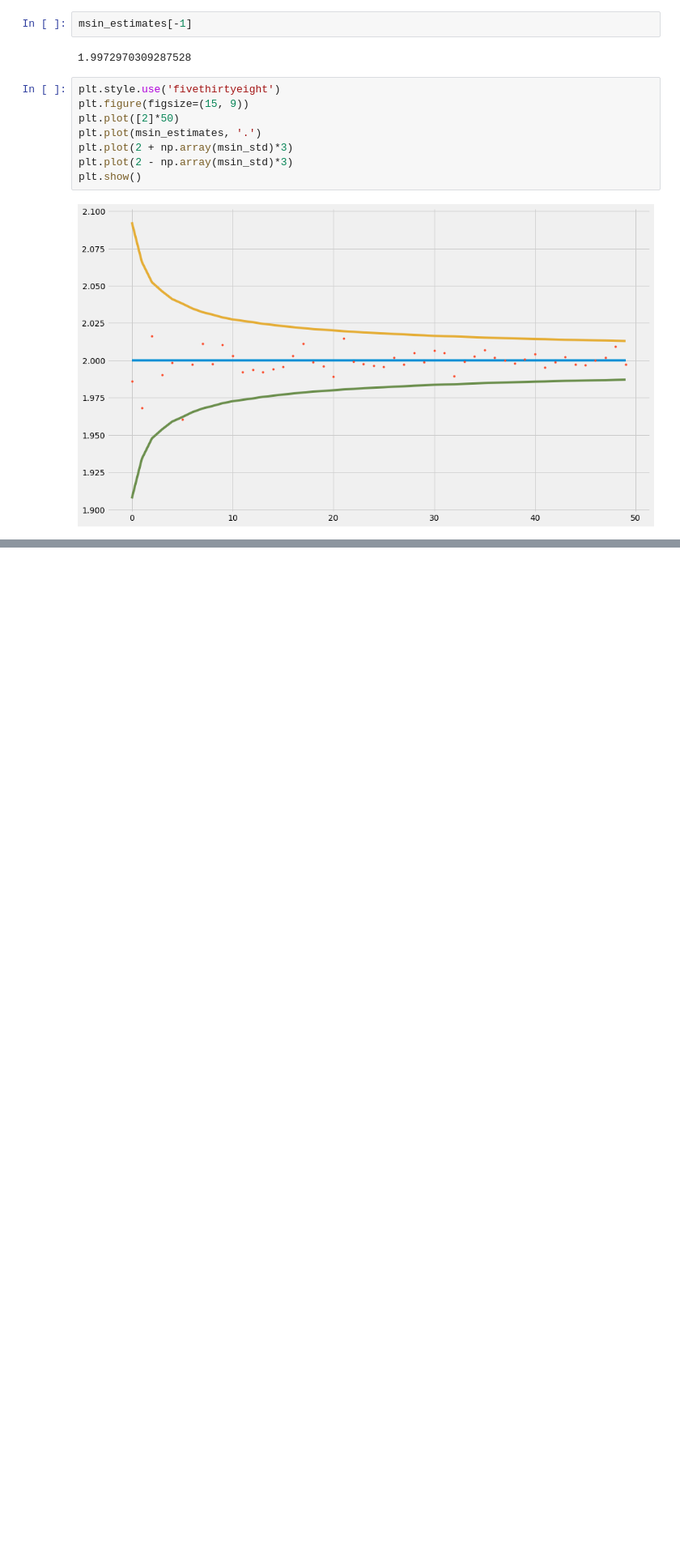
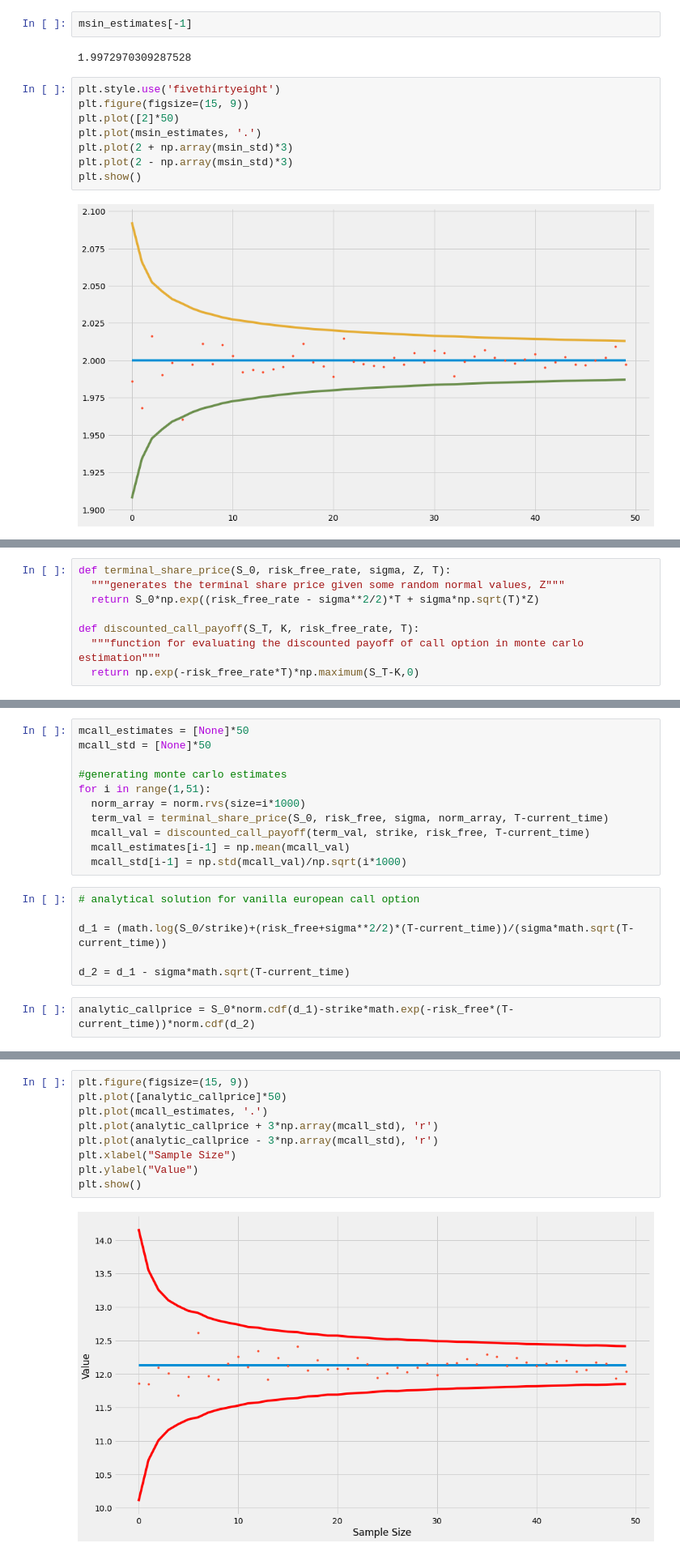
Before and after one commit to prateekchandrajha/random-computational-finance, a Jupyter notebook: random_numbers_monte_carlo_pricing.ipynb, the cells around one changed output, grey strips where cells are left out. Shown at 81% size. Cells and saved outputs as stored; diff of their text form; blank space fills up the shorter version.

```diff
--- a/random_numbers_monte_carlo_pricing.ipynb
+++ b/random_numbers_monte_carlo_pricing.ipynb
@@ -183,0 +254,8 @@ plt.show()
+# %%
+def terminal_share_price(S_0, risk_free_rate, sigma, Z, T):
+  """generates the terminal share price given some random normal values, Z"""
+  return S_0*np.exp((risk_free_rate - sigma**2/2)*T + sigma*np.sqrt(T)*Z)
+
+def discounted_call_payoff(S_T, K, risk_free_rate, T):
+  """function for evaluating the discounted payoff of call option in monte carlo estimation"""
+  return np.exp(-risk_free_rate*T)*np.maximum(S_T-K,0)
@@ -183,0 +271,19 @@ plt.show()
+# %%
+mcall_estimates = [None]*50
+mcall_std = [None]*50
+
+#generating monte carlo estimates
+for i in range(1,51):
+  norm_array = norm.rvs(size=i*1000)
+  term_val = terminal_share_price(S_0, risk_free, sigma, norm_array, T-current_time)
+  mcall_val = discounted_call_payoff(term_val, strike, risk_free, T-current_time)
+  mcall_estimates[i-1] = np.mean(mcall_val)
+  mcall_std[i-1] = np.std(mcall_val)/np.sqrt(i*1000)
+# %%
+# analytical solution for vanilla european call option
+
+d_1 = (math.log(S_0/strike)+(risk_free+sigma**2/2)*(T-current_time))/(sigma*math.sqrt(T-current_time))
+
+d_2 = d_1 - sigma*math.sqrt(T-current_time)
+# %%
+analytic_callprice = S_0*norm.cdf(d_1)-strike*math.exp(-risk_free*(T-current_time))*norm.cdf(d_2)
@@ -183,0 +294,11 @@ plt.show()
+# %%
+plt.figure(figsize=(15, 9))
+plt.plot([analytic_callprice]*50)
+plt.plot(mcall_estimates, '.')
+plt.plot(analytic_callprice + 3*np.array(mcall_std), 'r')
+plt.plot(analytic_callprice - 3*np.array(mcall_std), 'r')
+plt.xlabel("Sample Size")
+plt.ylabel("Value")
+plt.show()
+# %% [output]
+[figure, added]
```
Also changed, not shown: parts of 10 cells of this notebook.
